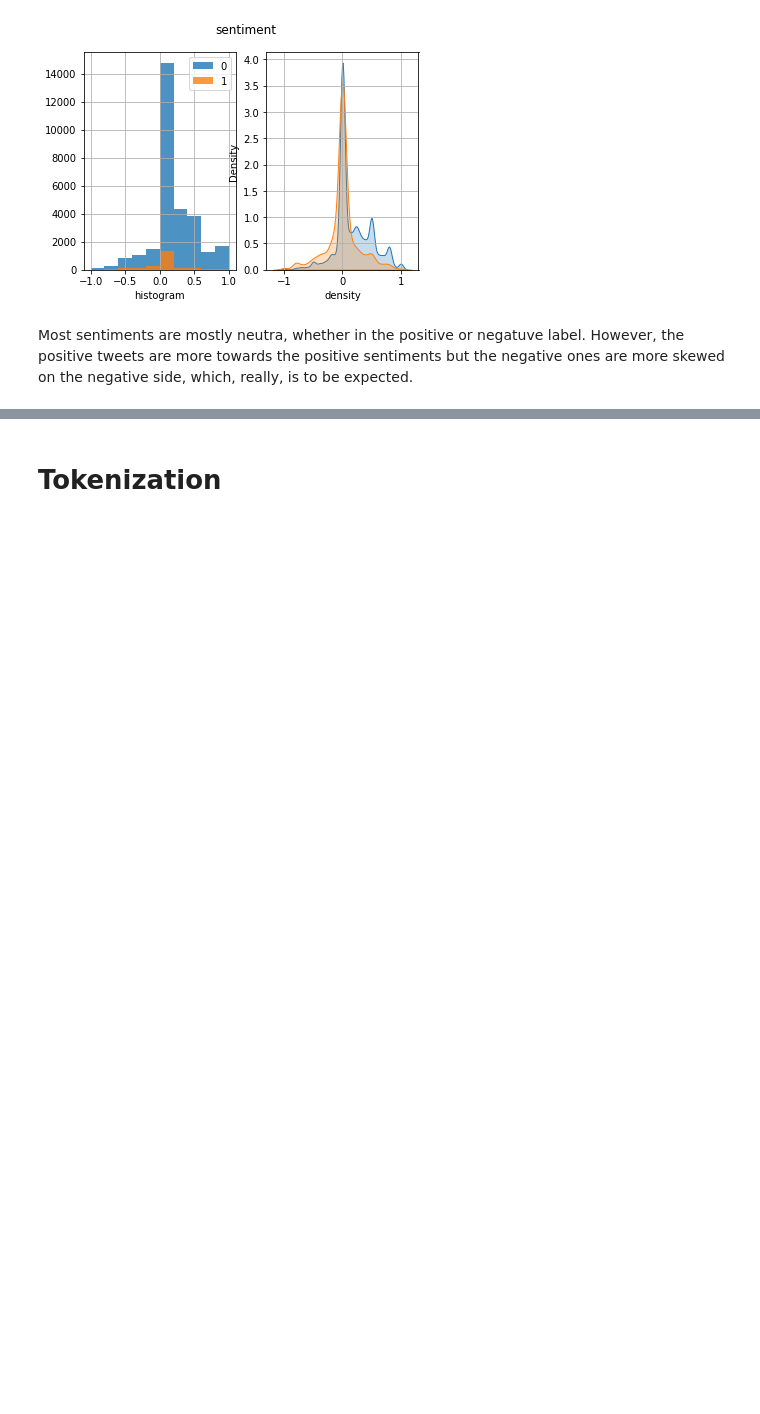
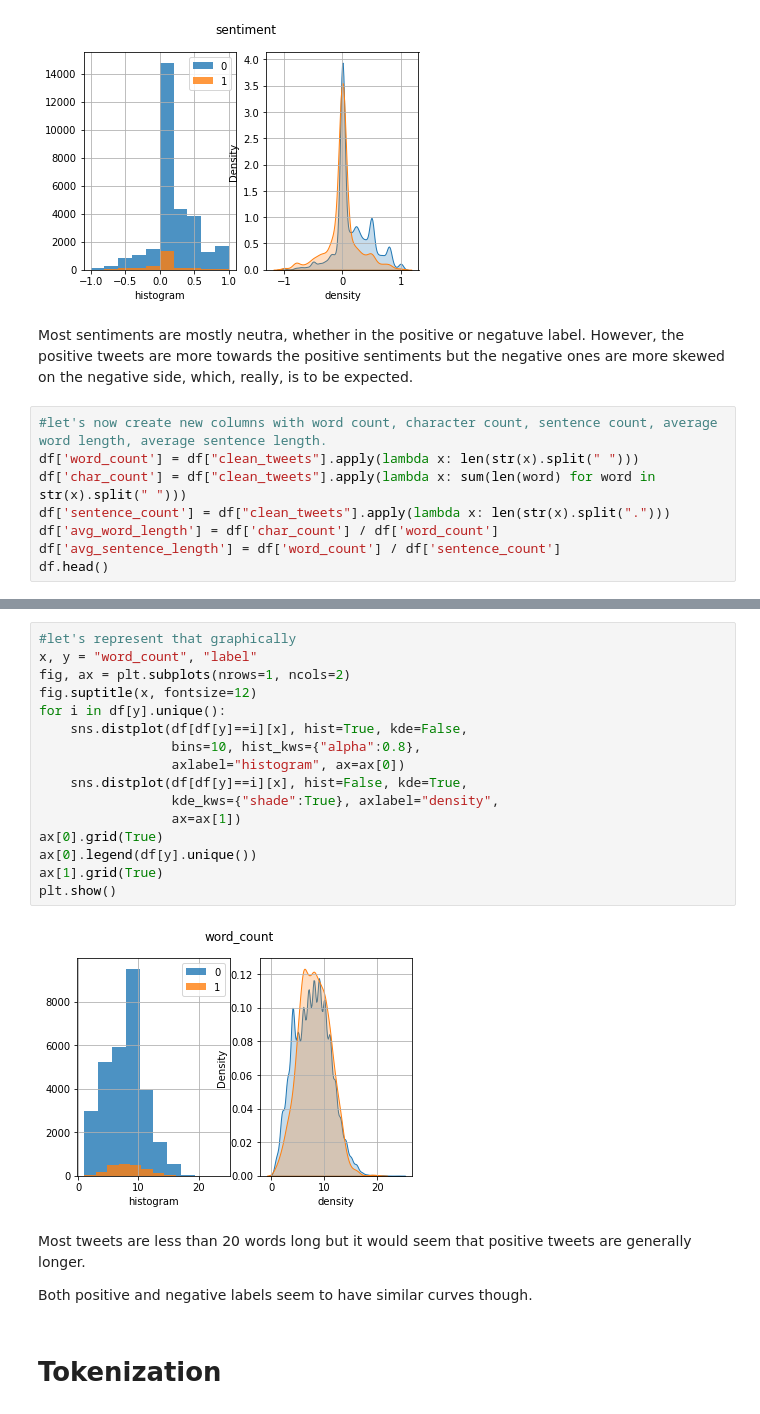
Before and after one commit to DevTedd/Capstone-Project-Moringa---NLP, a Jupyter notebook: Copy_of_Copy_of_Edited_Pro_Dev_Project_Current_17_2.ipynb, the cells around one changed output, grey strips where cells are left out. Saved outputs shown, nothing was run; the diff lists cells and outputs as text; blank space fills up the shorter version.

Commit message:
char_count

```diff
--- a/Copy_of_Copy_of_Edited_Pro_Dev_Project_Current_17_2.ipynb
+++ b/Copy_of_Copy_of_Edited_Pro_Dev_Project_Current_17_2.ipynb
@@ -514,3 +514,11 @@ plt.show()
 [figure]
 # %% [markdown]
 Most sentiments are mostly neutra, whether in the positive or negatuve label. However, the positive tweets are more towards the positive sentiments but the negative ones are more skewed on the negative side, which, really, is to be expected.
+# %%
+#let's now create new columns with word count, character count, sentence count, average word length, average sentence length.
+df['word_count'] = df["clean_tweets"].apply(lambda x: len(str(x).split(" ")))
+df['char_count'] = df["clean_tweets"].apply(lambda x: sum(len(word) for word in str(x).split(" ")))
+df['sentence_count'] = df["clean_tweets"].apply(lambda x: len(str(x).split(".")))
+df['avg_word_length'] = df['char_count'] / df['word_count']
+df['avg_sentence_length'] = df['word_count'] / df['sentence_count']
+df.head()
@@ -517,3 +532,25 @@ Most sentiments are mostly neutra, whether in the positive or negatuve label. Ho
+# %%
+#let's represent that graphically
+x, y = "word_count", "label"
+fig, ax = plt.subplots(nrows=1, ncols=2)
+fig.suptitle(x, fontsize=12)
+for i in df[y].unique():
+    sns.distplot(df[df[y]==i][x], hist=True, kde=False,
+                 bins=10, hist_kws={"alpha":0.8},
+                 axlabel="histogram", ax=ax[0])
+    sns.distplot(df[df[y]==i][x], hist=False, kde=True,
+                 kde_kws={"shade":True}, axlabel="density",
+                 ax=ax[1])
+ax[0].grid(True)
+ax[0].legend(df[y].unique())
+ax[1].grid(True)
+plt.show()
+# %% [output]
+[figure, added]
+# %% [markdown]
+Most tweets are less than 20 words long but it would seem that positive tweets are generally longer.
+
+Both positive and negative labels seem to have similar curves though.
 # %% [markdown]
 # Tokenization
 # %%
```
Also changed, not shown: parts of 1 cell of this notebook.
